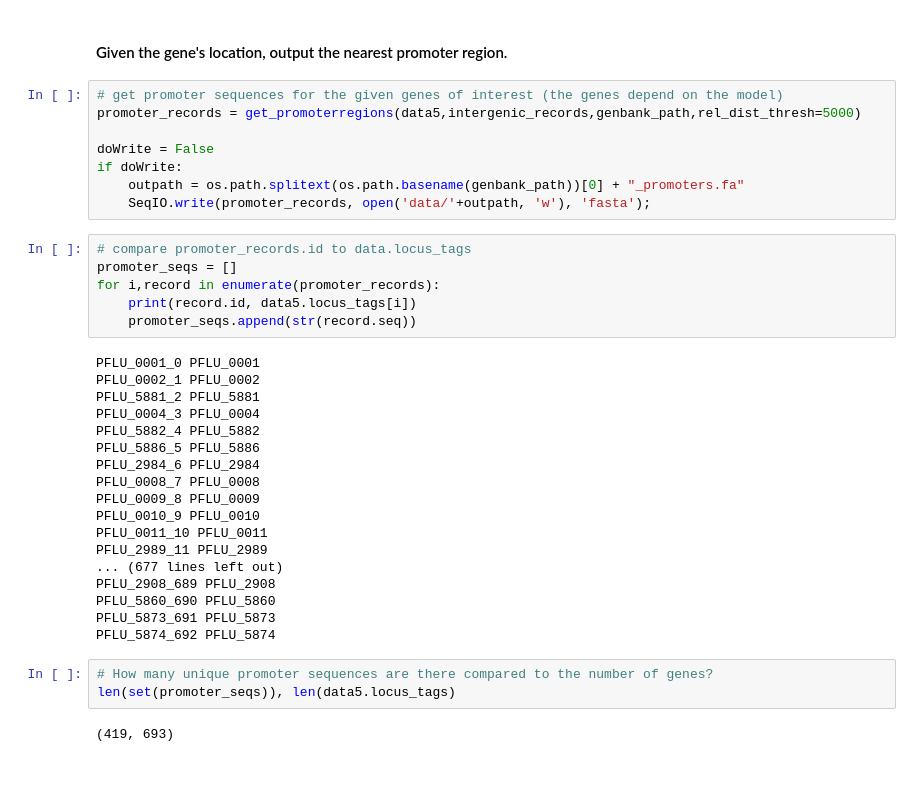
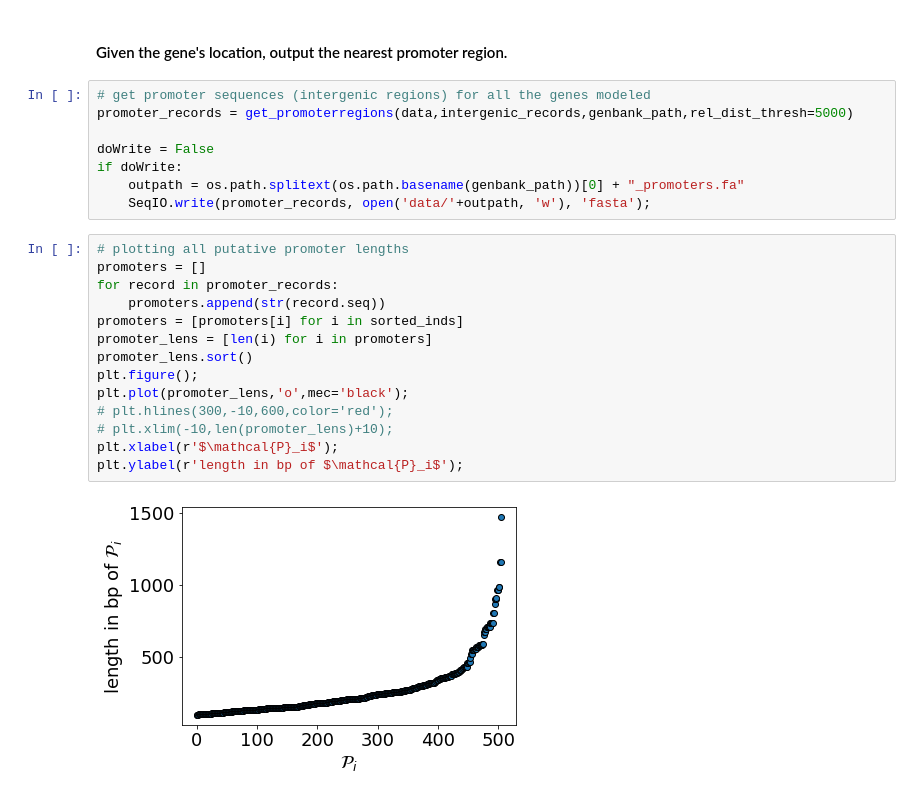
Before and after one commit to AqibHasnain/optimal_sensors, a Jupyter notebook: postprocessing.ipynb, the cells around one changed output. Saved outputs shown, nothing was run; the diff lists cells and outputs as text.

```diff
--- a/postprocessing.ipynb
+++ b/postprocessing.ipynb
@@ -176,39 +224,26 @@ if doWrite:
 # %% [markdown]
 #### Given the gene's location, output the nearest promoter region.
 # %%
-# get promoter sequences for the given genes of interest (the genes depend on the model)
-promoter_records = get_promoterregions(data5,intergenic_records,genbank_path,rel_dist_thresh=5000)
+# get promoter sequences (intergenic regions) for all the genes modeled
+promoter_records = get_promoterregions(data,intergenic_records,genbank_path,rel_dist_thresh=5000)
 
 doWrite = False
 if doWrite:
     outpath = os.path.splitext(os.path.basename(genbank_path))[0] + "_promoters.fa"
     SeqIO.write(promoter_records, open('data/'+outpath, 'w'), 'fasta');
-# %%
-# compare promoter_records.id to data.locus_tags
-promoter_seqs = []
-for i,record in enumerate(promoter_records):
-    print(record.id, data5.locus_tags[i])
-    promoter_seqs.append(str(record.seq))
-# %% [output]
-PFLU_0001_0 PFLU_0001
-PFLU_0002_1 PFLU_0002
-PFLU_5881_2 PFLU_5881
-PFLU_0004_3 PFLU_0004
-PFLU_5882_4 PFLU_5882
-PFLU_5886_5 PFLU_5886
-PFLU_2984_6 PFLU_2984
-PFLU_0008_7 PFLU_0008
-PFLU_0009_8 PFLU_0009
-PFLU_0010_9 PFLU_0010
-PFLU_0011_10 PFLU_0011
-PFLU_2989_11 PFLU_2989
-... (677 lines left out)
-PFLU_2908_689 PFLU_2908
-PFLU_5860_690 PFLU_5860
-PFLU_5873_691 PFLU_5873
-PFLU_5874_692 PFLU_5874
-# %%
-# How many unique promoter sequences are there compared to the number of genes?
-len(set(promoter_seqs)), len(data5.locus_tags)
-# %% [output]
-(419, 693)
+# %%
+# plotting all putative promoter lengths
+promoters = []
+for record in promoter_records:
+    promoters.append(str(record.seq))
+promoters = [promoters[i] for i in sorted_inds]
+promoter_lens = [len(i) for i in promoters]
+promoter_lens.sort()
+plt.figure();
+plt.plot(promoter_lens,'o',mec='black');
+# plt.hlines(300,-10,600,color='red');
+# plt.xlim(-10,len(promoter_lens)+10);
+plt.xlabel(r'$\mathcal{P}_i$');
+plt.ylabel(r'length in bp of $\mathcal{P}_i$');
+# %% [output]
+[figure, added]
```
Also changed, not shown: parts of 15 cells of this notebook, 18 other files.
